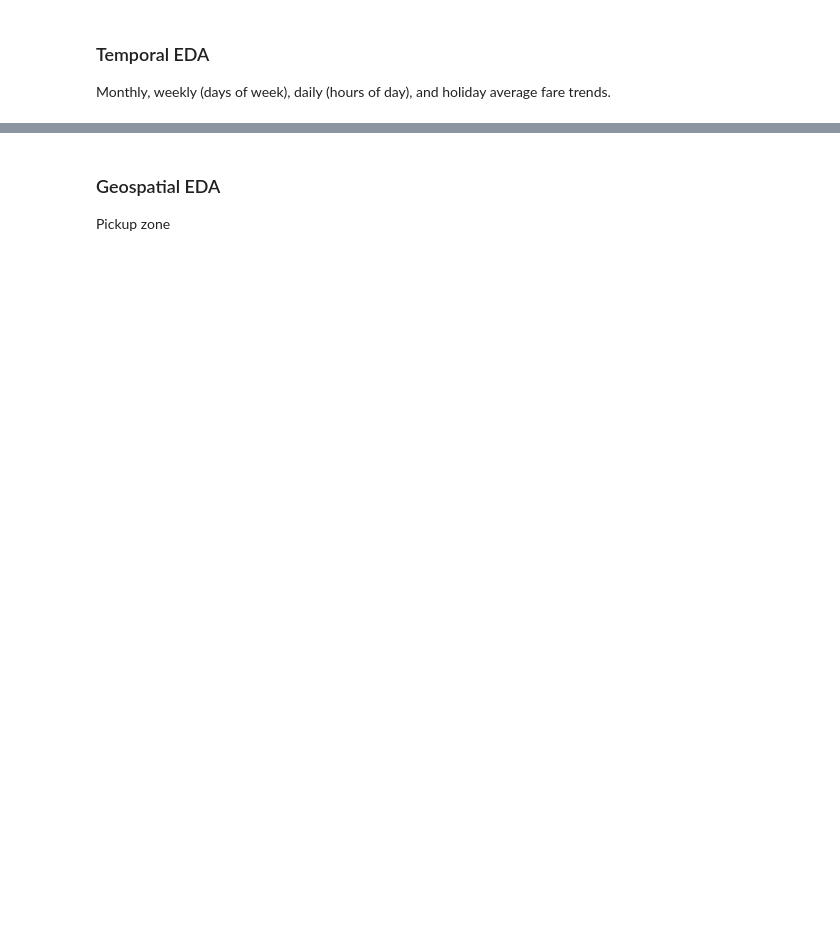
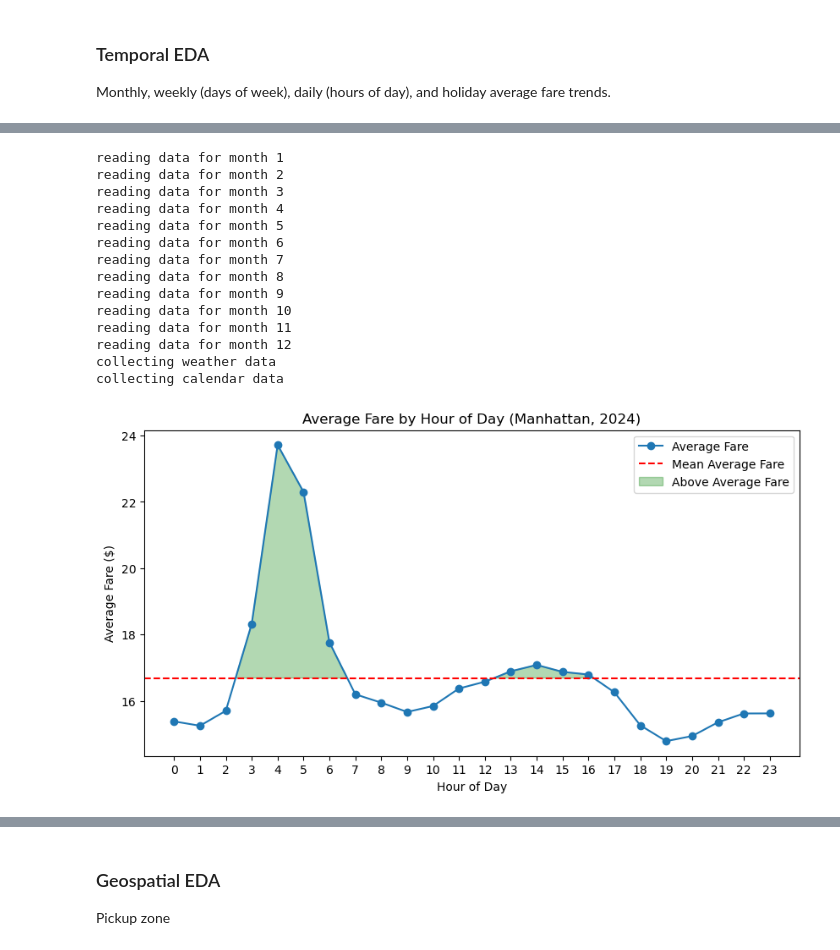
Before and after one commit to emma123456789102/Machine-Learning-Taxi-, a Jupyter notebook: notebook_avg_fare.ipynb, the cells around one changed output, grey strips where cells are left out. Drawn from its saved outputs; the diff is of its cells as text; code cells hidden in the pictures; blank space fills up the shorter version.

```diff
--- a/notebook_avg_fare.ipynb
+++ b/notebook_avg_fare.ipynb
@@ -745,27 +755,44 @@ del weekly # (defined in cell above)
 # %%
 # Hourly (hours of day)
-hourly = df.groupby(['pickup_hr'], as_index=False).agg(
+df_hr = read_agg(groupby=['pickup_date', 'pickup_hr'], month_start=1, month_end=12)
+hourly = df_hr.groupby(['pickup_hr'], as_index=False).agg(
     avg_fare_amount = ('avg_fare_amount', 'mean'),
     avg_demand = ('total_ride_count', 'mean')
 )
 
 plt.figure(figsize=(10, 5))
 
 # Average fare per month trendline
 plt.plot(hourly['pickup_hr'], hourly['avg_fare_amount'], marker='o', label="Average Fare")
 plt.xticks(range(0, 24)) # Show all hours of the day on the x-axis
 
 # Mean average fare per month (across all months)
 plt.axhline(y=hourly['avg_fare_amount'].mean(), color='red', linestyle='--', label="Mean Average Fare")
 
 # Highlight which months have higher than average fares
 plt.fill_between(hourly['pickup_hr'], hourly['avg_fare_amount'], hourly['avg_fare_amount'].mean(), where=(hourly['avg_fare_amount'] > hourly['avg_fare_amount'].mean()), color='green', alpha=0.3, label="Above Average Fare", interpolate=True)
 
 plt.title("Average Fare by Hour of Day (Manhattan, 2024)")
 plt.xlabel("Hour of Day")
 plt.ylabel("Average Fare ($)")
 plt.legend()
 plt.show()
+# %% [output]
+reading data for month 1
+reading data for month 2
+reading data for month 3
+reading data for month 4
+reading data for month 5
+reading data for month 6
+reading data for month 7
+reading data for month 8
+reading data for month 9
+reading data for month 10
+reading data for month 11
+reading data for month 12
+collecting weather data
+collecting calendar data
+[figure, added]
 # %%
 # Hourly - trends (with demand comparison)
 fig, ax1 = plt.subplots(figsize=(10, 5))
```
Also changed, not shown: parts of 21 cells of this notebook, 4 other files.
